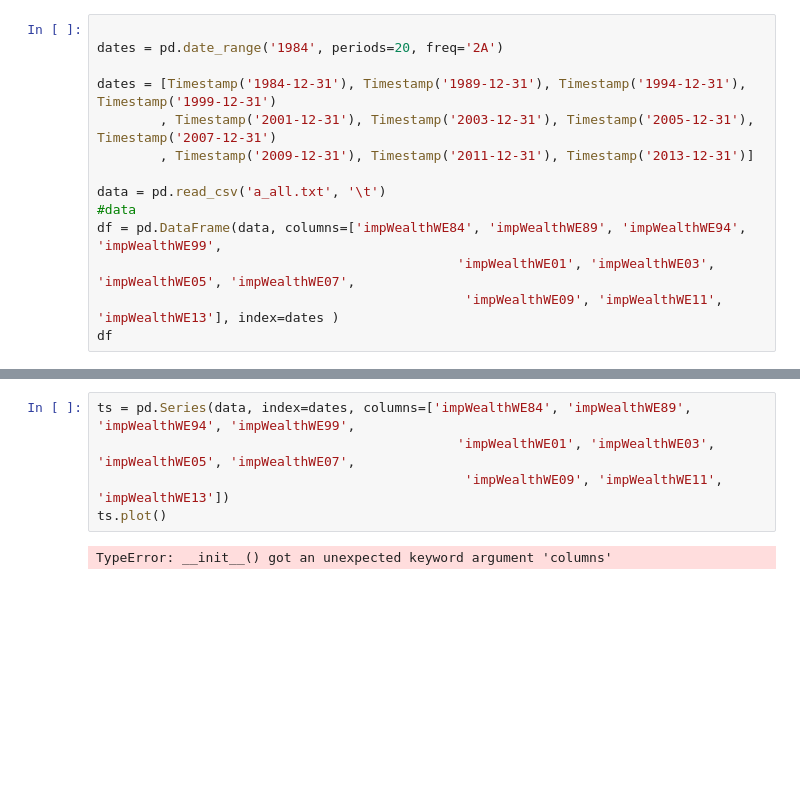
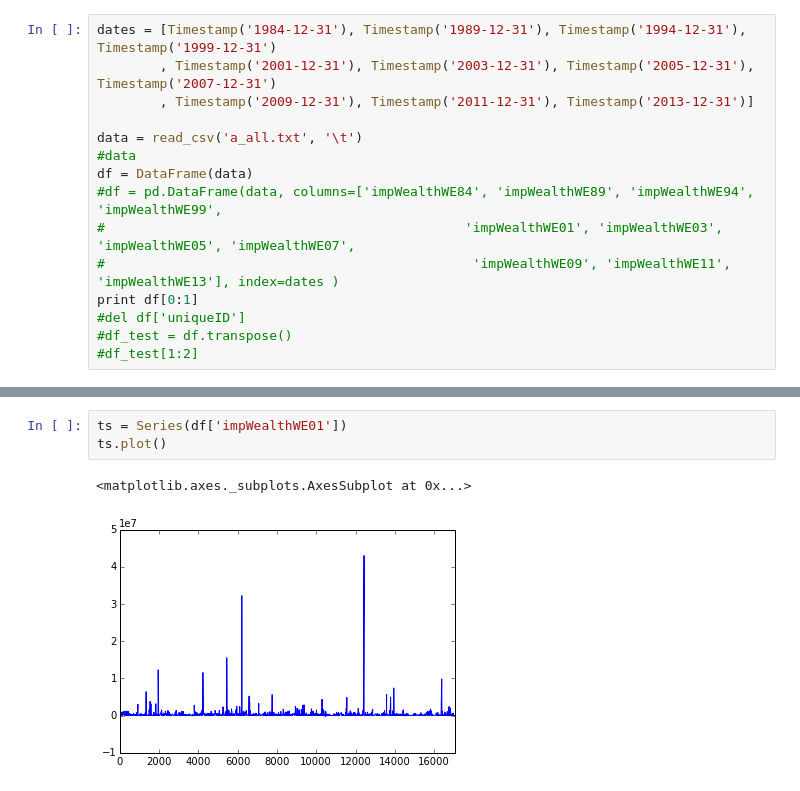
Before and after one commit to lnsongxf/ActiveSaving, a Jupyter notebook: ActiveSavingTS.ipynb, the cells around one changed output, grey strips where cells are left out. Saved outputs shown, nothing was run; the diff lists cells and outputs as text; blank space fills up the shorter version.

```diff
--- a/ActiveSavingTS.ipynb
+++ b/ActiveSavingTS.ipynb
@@ -9,15 +6,16 @@ Timestamp('2012-05-01 00:00:00')
 # %%
-
-dates = pd.date_range('1984', periods=20, freq='2A')
-
 dates = [Timestamp('1984-12-31'), Timestamp('1989-12-31'), Timestamp('1994-12-31'), Timestamp('1999-12-31')
         , Timestamp('2001-12-31'), Timestamp('2003-12-31'), Timestamp('2005-12-31'), Timestamp('2007-12-31')
         , Timestamp('2009-12-31'), Timestamp('2011-12-31'), Timestamp('2013-12-31')]
 
-data = pd.read_csv('a_all.txt', '\t')
+data = read_csv('a_all.txt', '\t')
 #data
-df = pd.DataFrame(data, columns=['impWealthWE84', 'impWealthWE89', 'impWealthWE94', 'impWealthWE99',
-                                              'impWealthWE01', 'impWealthWE03', 'impWealthWE05', 'impWealthWE07',
-                                               'impWealthWE09', 'impWealthWE11', 'impWealthWE13'], index=dates )
-df
+df = DataFrame(data)
+#df = pd.DataFrame(data, columns=['impWealthWE84', 'impWealthWE89', 'impWealthWE94', 'impWealthWE99',
+#                                              'impWealthWE01', 'impWealthWE03', 'impWealthWE05', 'impWealthWE07',
+#                                               'impWealthWE09', 'impWealthWE11', 'impWealthWE13'], index=dates )
+print df[0:1]
+#del df['uniqueID']
+#df_test = df.transpose()
+#df_test[1:2]
 # %% [output]
@@ -36,7 +30,6 @@ df
-# %%
-ts = pd.Series(data, index=dates, columns=['impWealthWE84', 'impWealthWE89', 'impWealthWE94', 'impWealthWE99',
-                                              'impWealthWE01', 'impWealthWE03', 'impWealthWE05', 'impWealthWE07',
-                                               'impWealthWE09', 'impWealthWE11', 'impWealthWE13'])
-ts.plot()
-# %% [output]
-TypeError: __init__() got an unexpected keyword argument 'columns'
+# %%
+ts = Series(df['impWealthWE01'])
+ts.plot()
+# %% [output]
+<matplotlib.axes._subplots.AxesSubplot at 0x...>
+[figure, added]
```
Also changed, not shown: parts of 4 cells of this notebook.
